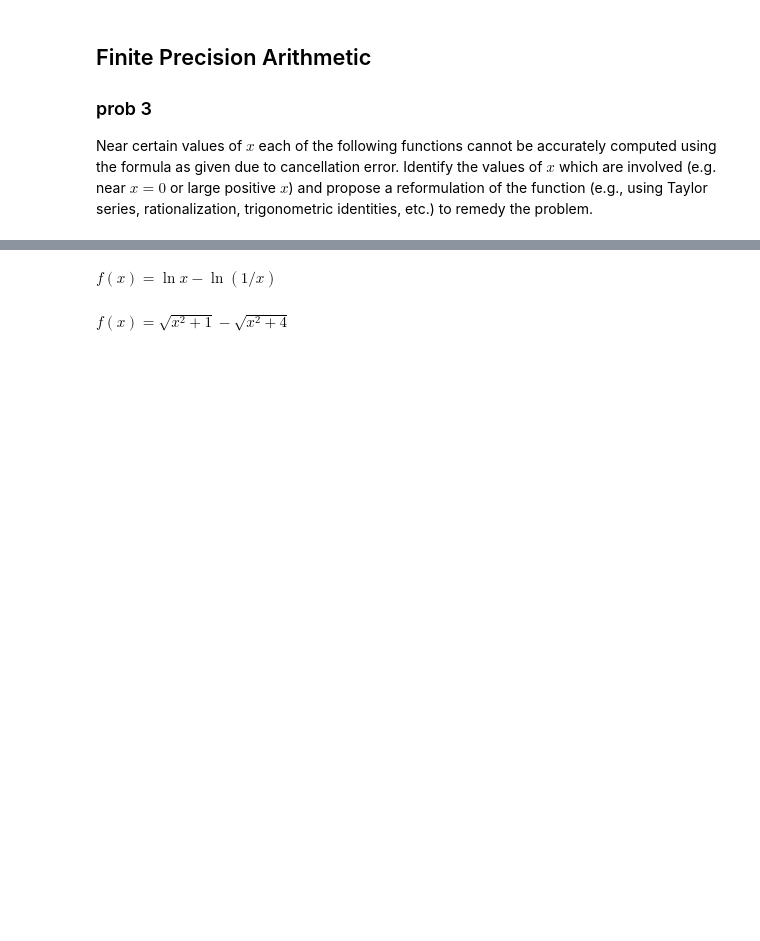
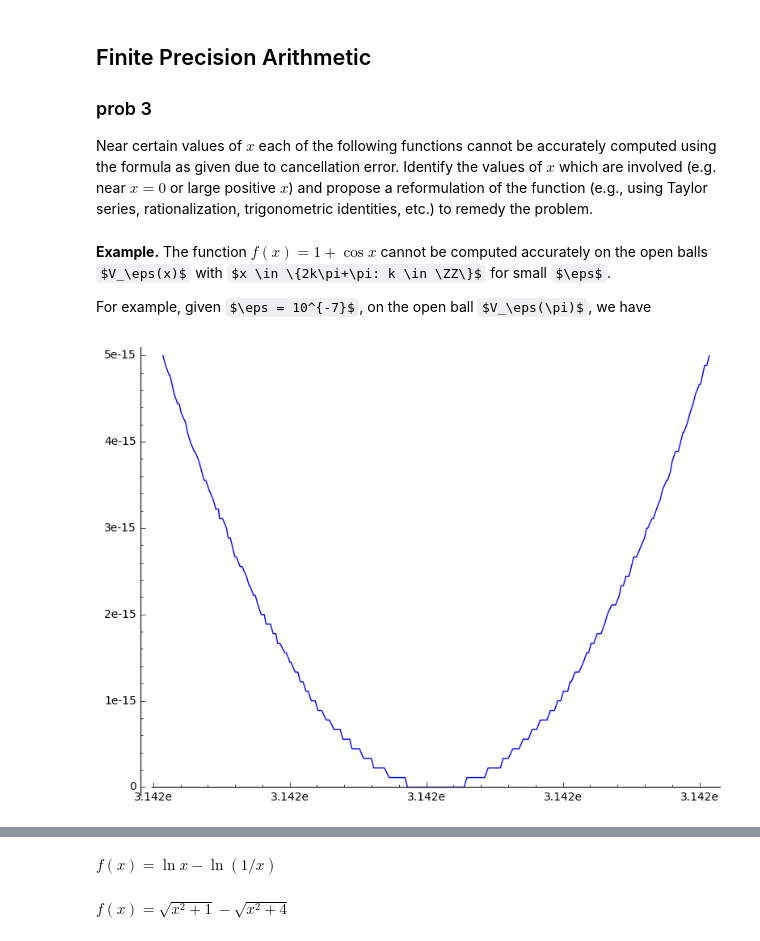
Before and after one commit to coltongrainger/fy18eo, a Jupyter notebook: numerical-methods/arithmetic-rootfinding-hw1.ipynb, the cells around one changed output, grey strips where cells are left out. Saved outputs shown, nothing was run; the diff lists cells and outputs as text; code cells hidden in the pictures; some formulas as TeX source; blank space fills up the shorter version.

```diff
--- a/numerical-methods/arithmetic-rootfinding-hw1.ipynb
+++ b/numerical-methods/arithmetic-rootfinding-hw1.ipynb
@@ -129,3 +117,13 @@ cancellation error. Identify the values of $x$ which are involved
 reformulation of the function (e.g., using Taylor series,
 rationalization, trigonometric identities, etc.) to remedy the
 problem.
+# %% [markdown]
+**Example.** The function $f(x)=1+\cos x$ cannot be computed accurately on the open balls $V_\eps(x)$ with $x \in \{2k\pi+\pi: k \in \ZZ\}$ for small $\eps$.
+
+For example, given $\eps = 10^{-7}$, on the open ball $V_\eps(\pi)$, we have
+# %%
+f = 1 + cos(x)
+eps = 10^(-7)
+plot(f, (x,pi-eps, pi+eps))
+# %% [output]
+[figure, added]
```
Also changed, not shown: parts of 18 cells of this notebook, 1 other file.
